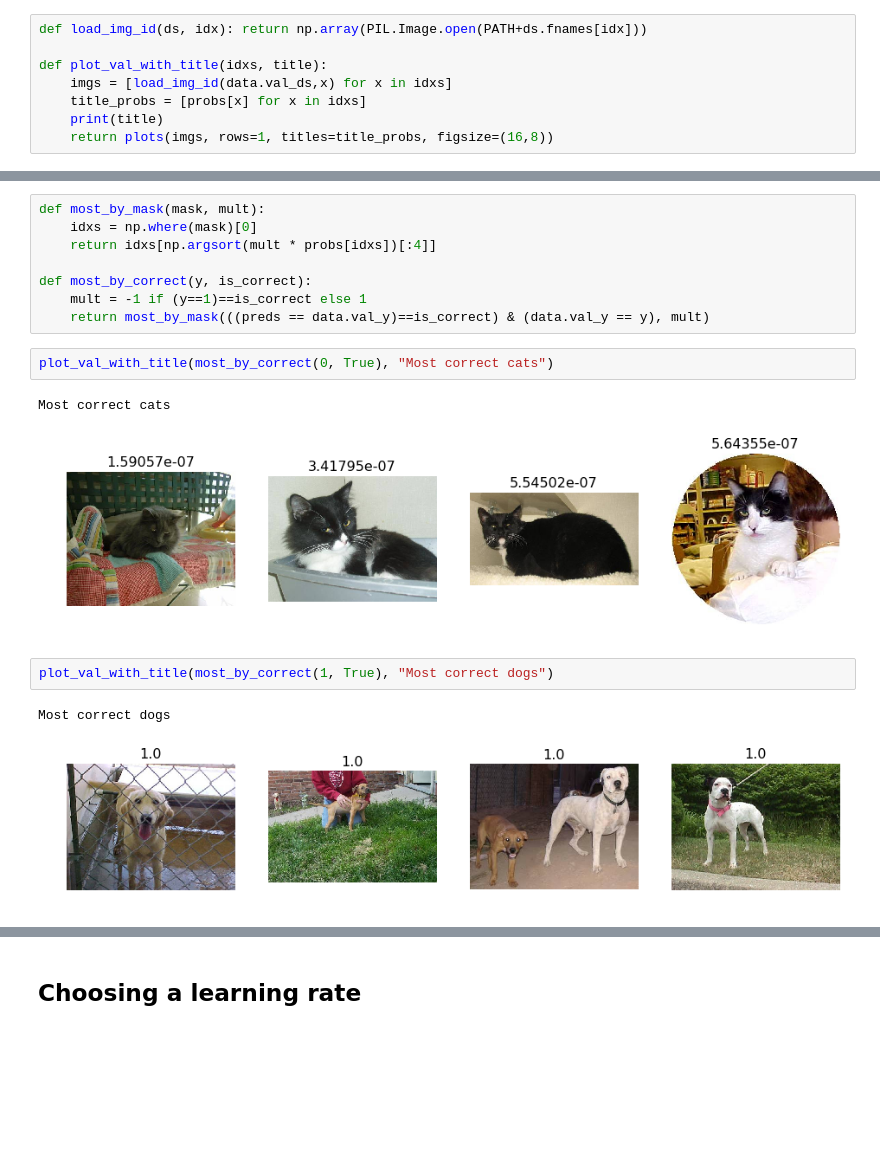
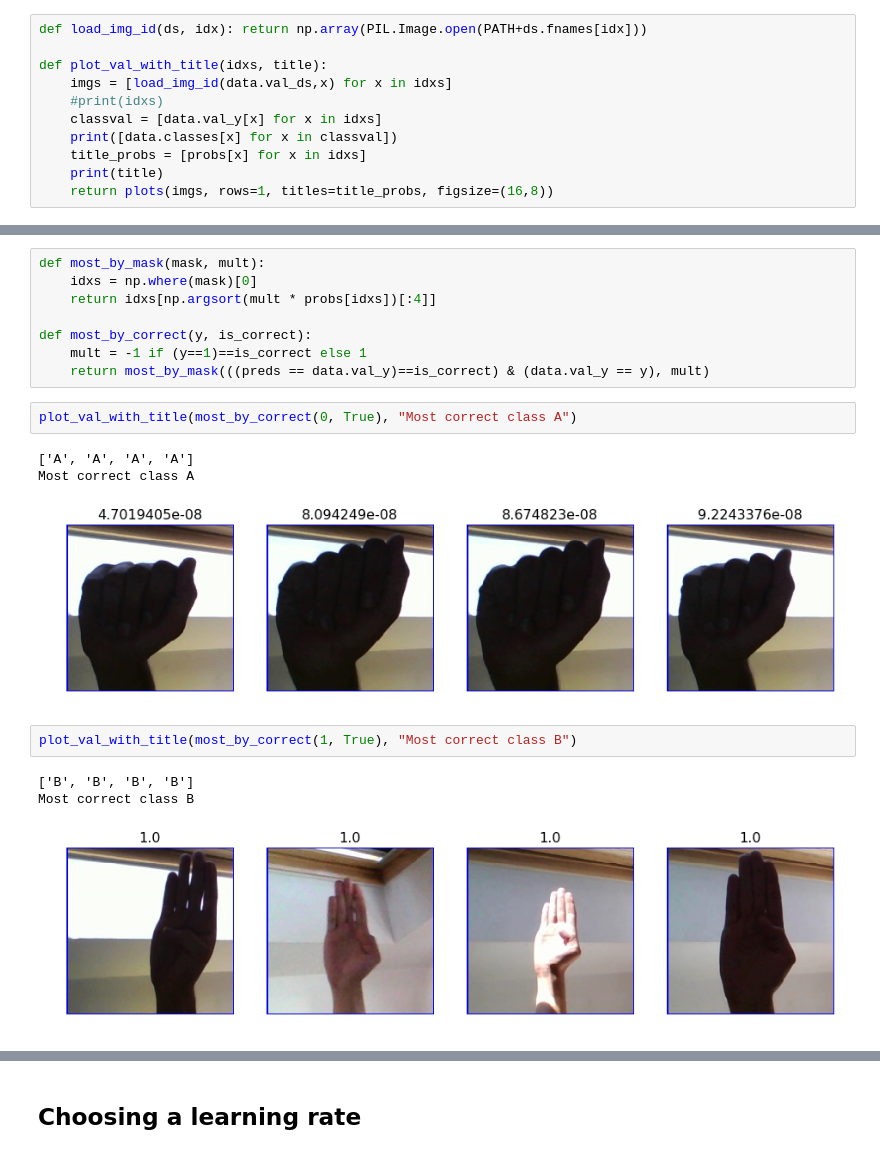
Before and after one commit to therahulmanocha/aslchallenge, a Jupyter notebook: basemodel.ipynb, the cells around one changed output, grey strips where cells are left out. Saved outputs shown, nothing was run; the diff lists cells and outputs as text; blank space fills up the shorter version.

Commit message:
modified print with classes

```diff
--- a/basemodel.ipynb
+++ b/basemodel.ipynb
@@ -183,6 +180,9 @@ def load_img_id(ds, idx): return np.array(PIL.Image.open(PATH+ds.fnames[idx]))
 
 def plot_val_with_title(idxs, title):
     imgs = [load_img_id(data.val_ds,x) for x in idxs]
+    #print(idxs)
+    classval = [data.val_y[x] for x in idxs]
+    print([data.classes[x] for x in classval])
     title_probs = [probs[x] for x in idxs]
     print(title)
     return plots(imgs, rows=1, titles=title_probs, figsize=(16,8))
@@ -207,13 +209,15 @@ def most_by_correct(y, is_correct):
     mult = -1 if (y==1)==is_correct else 1
     return most_by_mask(((preds == data.val_y)==is_correct) & (data.val_y == y), mult)
 # %%
-plot_val_with_title(most_by_correct(0, True), "Most correct cats")
+plot_val_with_title(most_by_correct(0, True), "Most correct class A")
 # %% [output]
-Most correct cats
+['A', 'A', 'A', 'A']
+Most correct class A
-[figure, old version]
+[figure, new version]
 # %%
-plot_val_with_title(most_by_correct(1, True), "Most correct dogs")
+plot_val_with_title(most_by_correct(1, True), "Most correct class B")
 # %% [output]
-Most correct dogs
+['B', 'B', 'B', 'B']
+Most correct class B
-[figure, old version]
+[figure, new version]
 # %%
```
Also changed, not shown: parts of 18 cells of this notebook, 1 other file.
